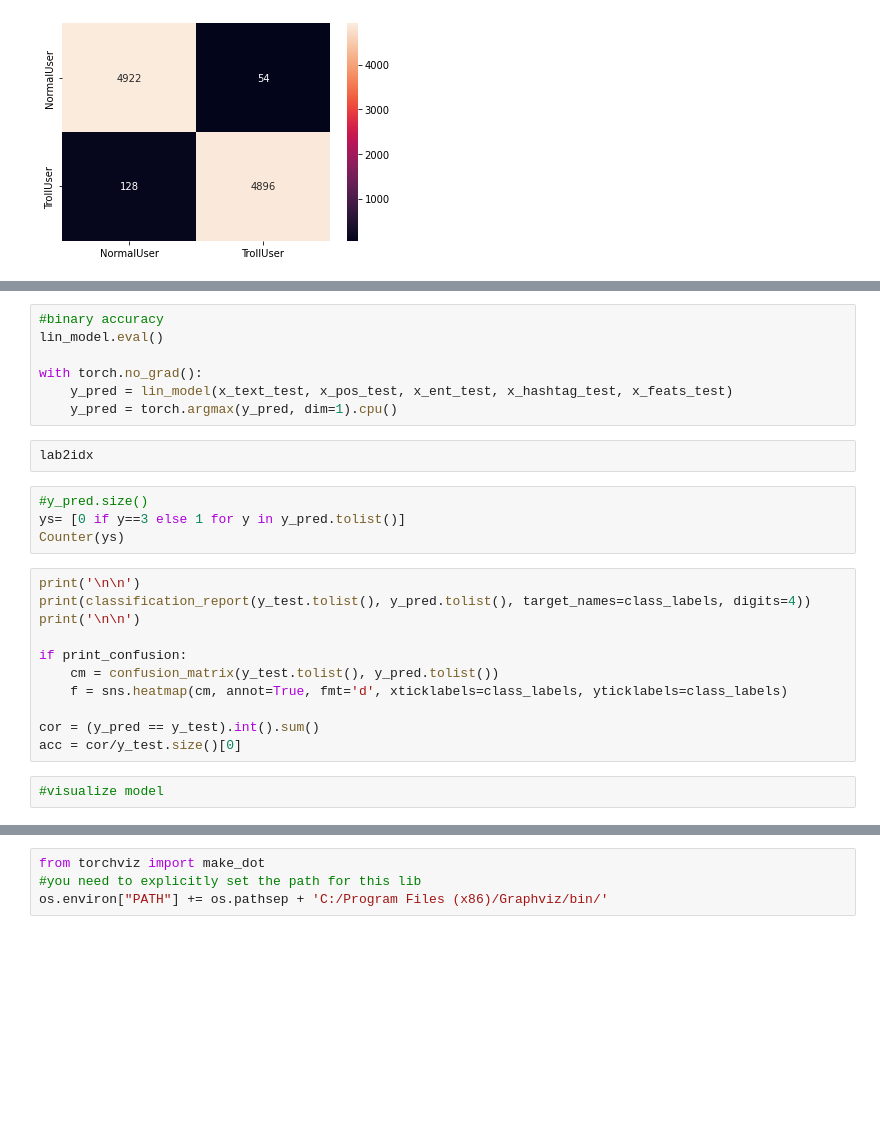
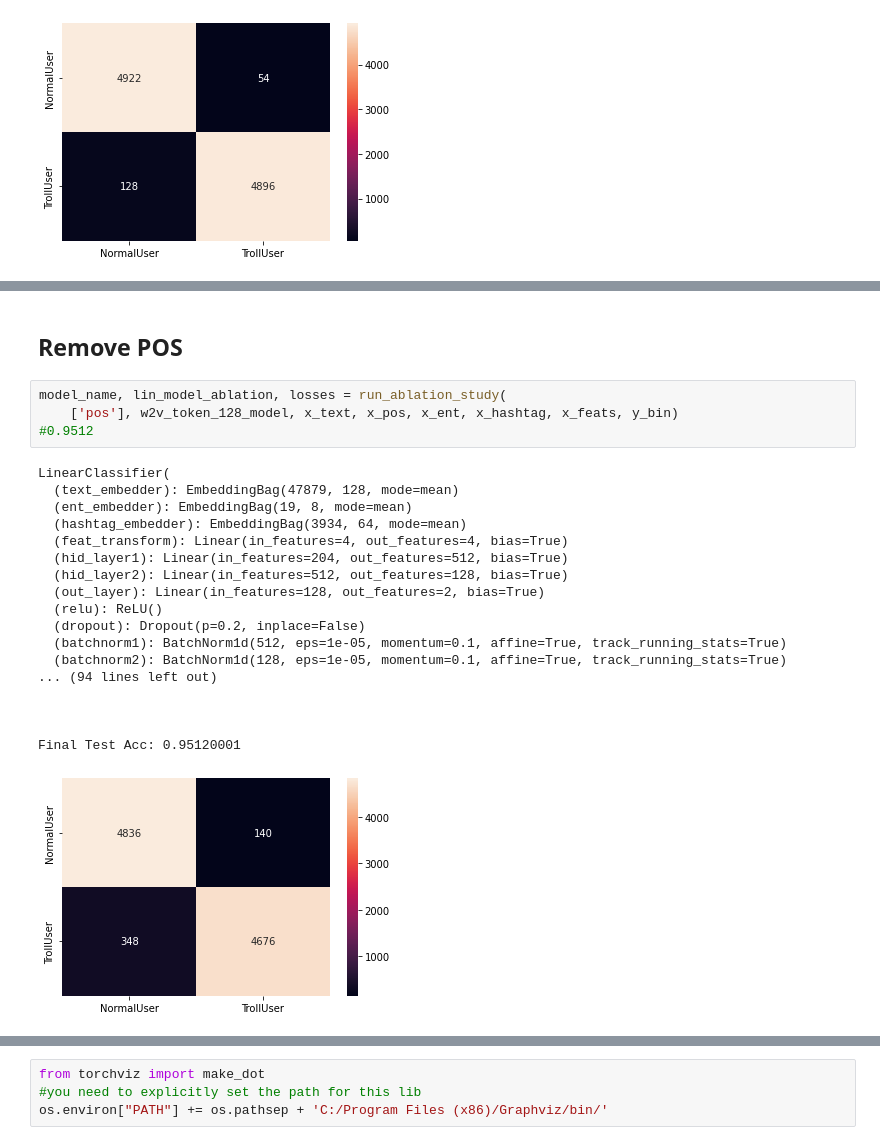
Before and after one commit to barrelchester/nlp.final-project.twitter-troll-classifier, a Jupyter notebook: dev/modelling_custom-models-exploration.ipynb, the cells around one changed output, grey strips where cells are left out. Cells and saved outputs as stored; diff of their text form; blank space fills up the shorter version.

```diff
--- a/dev/modelling_custom-models-exploration.ipynb
+++ b/dev/modelling_custom-models-exploration.ipynb
@@ -967,26 +646,25 @@ print('\n\n\nFinal Test Acc: %.8f' % (test_acc))
-# %%
-#binary accuracy
-lin_model.eval()
-
-with torch.no_grad():
-    y_pred = lin_model(x_text_test, x_pos_test, x_ent_test, x_hashtag_test, x_feats_test)
-    y_pred = torch.argmax(y_pred, dim=1).cpu()
-# %%
-lab2idx
-# %%
-#y_pred.size()
-ys= [0 if y==3 else 1 for y in y_pred.tolist()]
-Counter(ys)
-# %%
-print('\n\n')
-print(classification_report(y_test.tolist(), y_pred.tolist(), target_names=class_labels, digits=4))
-print('\n\n')
-
-if print_confusion:
-    cm = confusion_matrix(y_test.tolist(), y_pred.tolist())
-    f = sns.heatmap(cm, annot=True, fmt='d', xticklabels=class_labels, yticklabels=class_labels)
-
-cor = (y_pred == y_test).int().sum()
-acc = cor/y_test.size()[0]
-# %%
-#visualize model
+# %% [markdown]
+## Remove POS
+# %%
+model_name, lin_model_ablation, losses = run_ablation_study(
+    ['pos'], w2v_token_128_model, x_text, x_pos, x_ent, x_hashtag, x_feats, y_bin)
+#0.9512
+# %% [output]
+LinearClassifier(
+  (text_embedder): EmbeddingBag(47879, 128, mode=mean)
+  (ent_embedder): EmbeddingBag(19, 8, mode=mean)
+  (hashtag_embedder): EmbeddingBag(3934, 64, mode=mean)
+  (feat_transform): Linear(in_features=4, out_features=4, bias=True)
+  (hid_layer1): Linear(in_features=204, out_features=512, bias=True)
+  (hid_layer2): Linear(in_features=512, out_features=128, bias=True)
+  (out_layer): Linear(in_features=128, out_features=2, bias=True)
+  (relu): ReLU()
+  (dropout): Dropout(p=0.2, inplace=False)
+  (batchnorm1): BatchNorm1d(512, eps=1e-05, momentum=0.1, affine=True, track_running_stats=True)
+  (batchnorm2): BatchNorm1d(128, eps=1e-05, momentum=0.1, affine=True, track_running_stats=True)
+... (94 lines left out)
+
+
+
+Final Test Acc: 0.95120001
+[figure, added]
```
Also changed, not shown: parts of 81 cells of this notebook, 1 other file.
